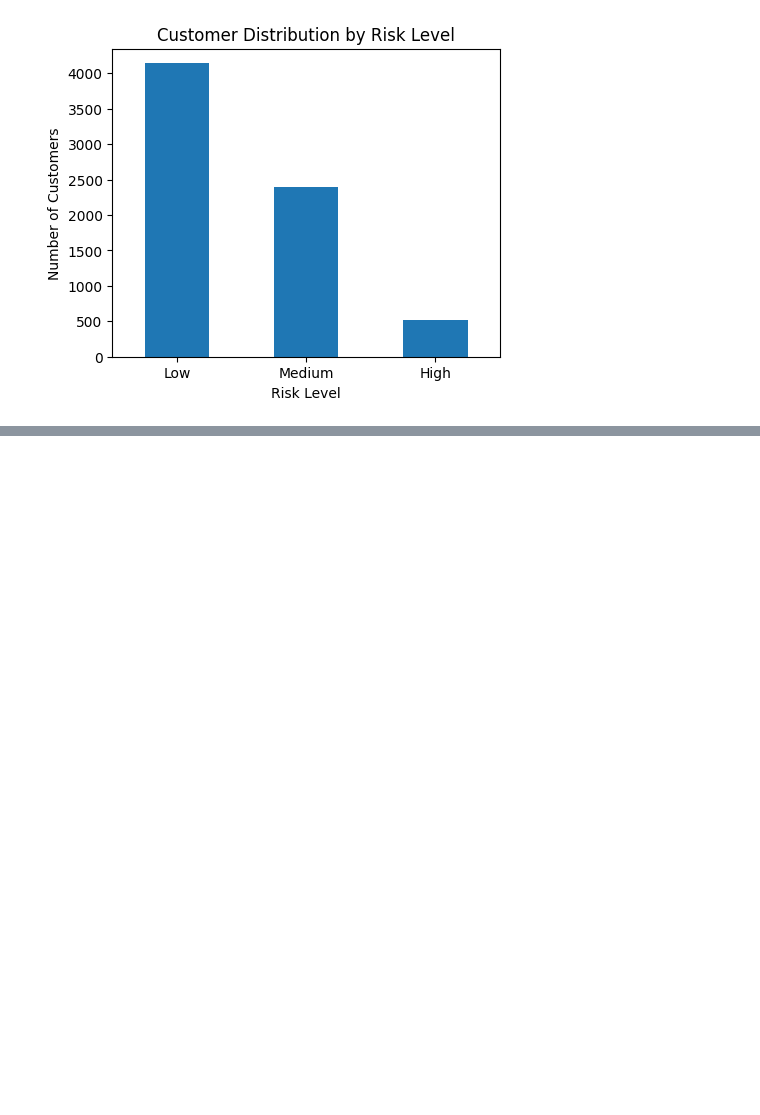
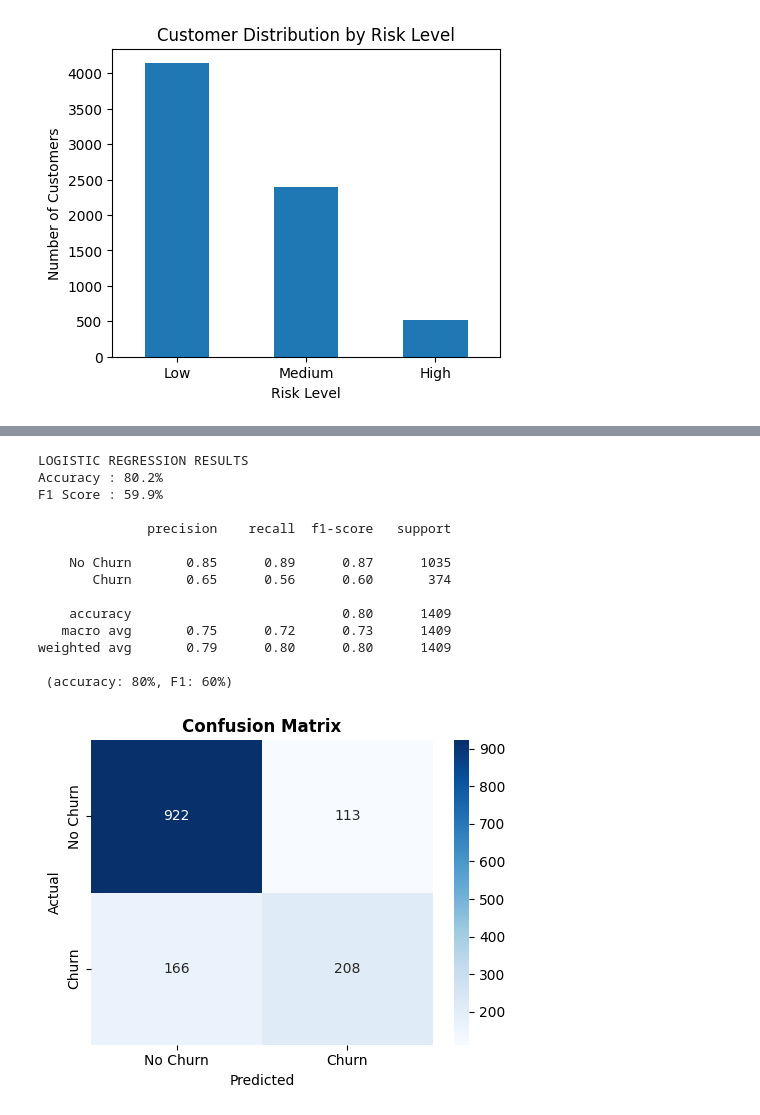
Before and after one commit to atmajaprasad/Telecom-Churn-Analysis, a Jupyter notebook: Telecom_Churn_Analysis.ipynb, the cells around one changed output, grey strips where cells are left out. Saved outputs shown, nothing was run; the diff lists cells and outputs as text; code cells hidden in the pictures; blank space fills up the shorter version.

```diff
--- a/Telecom_Churn_Analysis.ipynb
+++ b/Telecom_Churn_Analysis.ipynb
@@ -380,0 +445,77 @@ plt.show()
+# %%
+from sklearn.model_selection import train_test_split
+from sklearn.linear_model import LogisticRegression
+from sklearn.preprocessing import LabelEncoder
+from sklearn.metrics import (accuracy_score, f1_score,
+                             confusion_matrix, classification_report)
+import matplotlib.pyplot as plt
+import seaborn as sns
+import numpy as np
+
+df_model = df.copy()
+
+
+df_model = df_model.drop('customerID', axis=1)
+
+le = LabelEncoder()
+
+
+cat_cols = df_model.select_dtypes(include=['object', 'category']).columns
+
+for col in cat_cols:
+    if col != 'Churn':
+        df_model[col] = le.fit_transform(df_model[col].astype(str))
+
+
+df_model['Churn'] = le.fit_transform(df_model['Churn'].astype(str))
+
+X = df_model.drop('Churn', axis=1)
+y = df_model['Churn']
+
+
+X_train, X_test, y_train, y_test = train_test_split(
+    X, y, test_size=0.2, random_state=42, stratify=y)
+
+
+model = LogisticRegression(max_iter=5000, random_state=42)
+model.fit(X_train, y_train)
+
+
+y_pred = model.predict(X_test)
+acc    = accuracy_score(y_test, y_pred) * 100
+f1     = f1_score(y_test, y_pred) * 100
+
+print("LOGISTIC REGRESSION RESULTS")
+print(f"Accuracy : {acc:.1f}%")
+print(f"F1 Score : {f1:.1f}%")
+print()
+print(classification_report(y_test, y_pred,
+      target_names=['No Churn', 'Churn']))
+print(f" (accuracy: {acc:.0f}%, F1: {f1:.0f}%)")
+
+
+cm = confusion_matrix(y_test, y_pred)
+fig, ax = plt.subplots(figsize=(5, 4))
+sns.heatmap(cm, annot=True, fmt='d', cmap='Blues',
+            xticklabels=['No Churn','Churn'],
+            yticklabels=['No Churn','Churn'], ax=ax)
+ax.set_title('Confusion Matrix', fontweight='bold')
+ax.set_ylabel('Actual'); ax.set_xlabel('Predicted')
+plt.tight_layout()
+plt.show()
+# %% [output]
+LOGISTIC REGRESSION RESULTS
+Accuracy : 80.2%
+F1 Score : 59.9%
+
+              precision    recall  f1-score   support
+
+    No Churn       0.85      0.89      0.87      1035
+       Churn       0.65      0.56      0.60       374
+
+    accuracy                           0.80      1409
+   macro avg       0.75      0.72      0.73      1409
+weighted avg       0.79      0.80      0.80      1409
+
+ (accuracy: 80%, F1: 60%)
+[figure, added]
```
Also changed, not shown: parts of 5 cells of this notebook.
